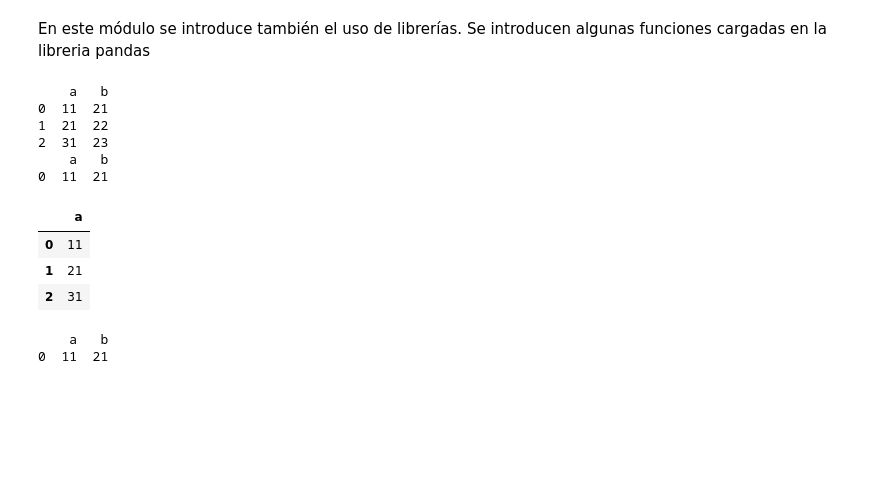
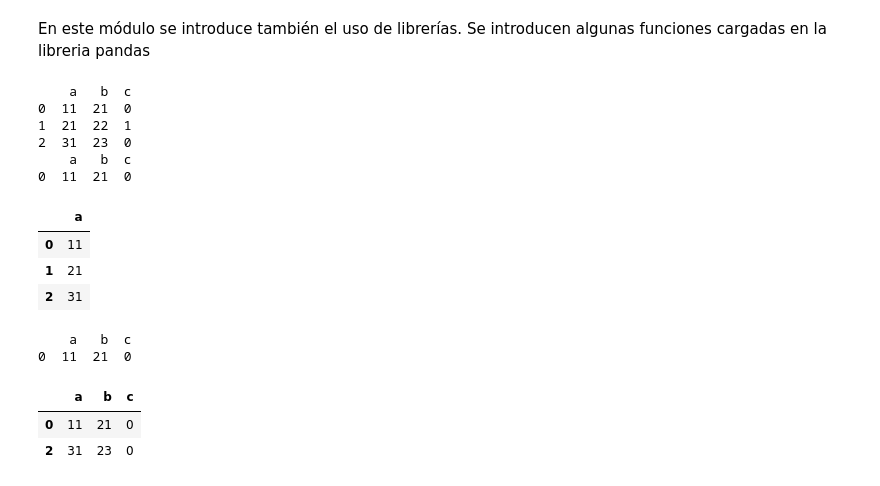
Before and after one commit to PosgradoMNA/actividades-de-aprendizaje-algaher0805, a Jupyter notebook: módulo_4.ipynb, the cells around one changed output. Drawn from its saved outputs; the diff is of its cells as text; code cells hidden in the pictures; blank space fills up the shorter version.

```diff
--- a/módulo_4.ipynb
+++ b/módulo_4.ipynb
@@ -195,18 +195,18 @@ En este módulo se introduce también el uso de librerías. Se introducen alguna
 #el alias estandar para la librería pandas es "pd"
 import pandas as pd
 
-df=pd.DataFrame({'a':[11,21,31],'b':[21,22,23]})
+df=pd.DataFrame({'a':[11,21,31],'b':[21,22,23],'c':[0,1,0]})
 
 #con head podemos ver los primeros 5 regustros del archivo o los primeros n si especificamos el argumento
 print(df.head())
 print(df.head(1))
 # %% [output]
-    a   b
-0  11  21
-1  21  22
-2  31  23
-    a   b
-0  11  21
+    a   b  c
+0  11  21  0
+1  21  22  1
+2  31  23  0
+    a   b  c
+0  11  21  0
 # %%
 #Con pandas también se pueden leer archivos csv o xls con las instrucciones pd.read_excel y pd.read_csv
 
@@ -223,5 +223,14 @@ x
 x = df.iloc[0:1,]
 print(x)
 # %% [output]
-    a   b
-0  11  21
+    a   b  c
+0  11  21  0
+# %%
+#Por último podemos extraer un subconjunto de los datos que cumplan ciertas donciciones, en este caso aquellos registros cuyo valor de la columna c sea 0
+
+df_1 = df[df['c']==0]
+df_1
+# %% [output]
+|  | a | b | c |
+| 0 | 11 | 21 | 0 |
+| 2 | 31 | 23 | 0 |
```
Also changed, not shown: parts of 1 cell of this notebook.
